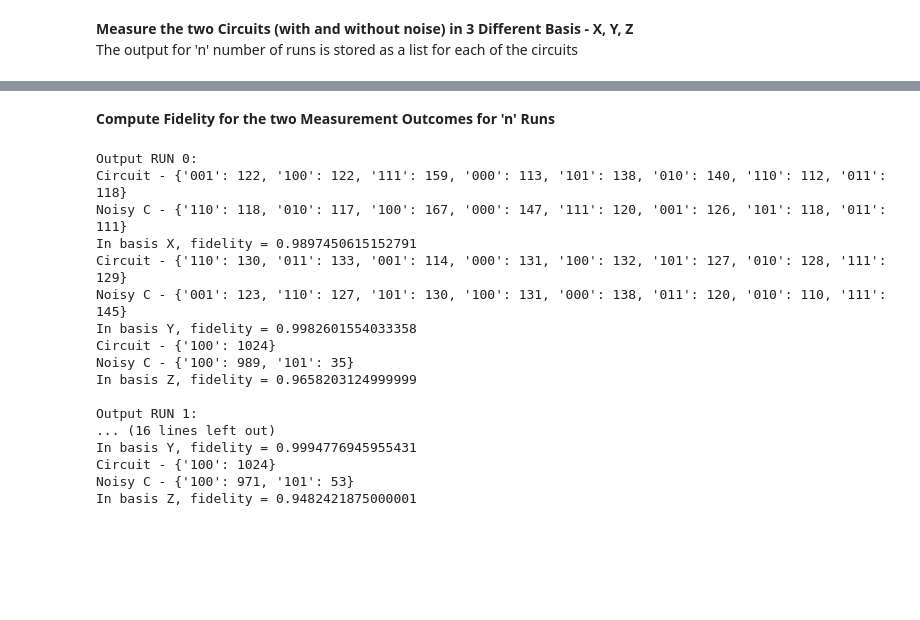
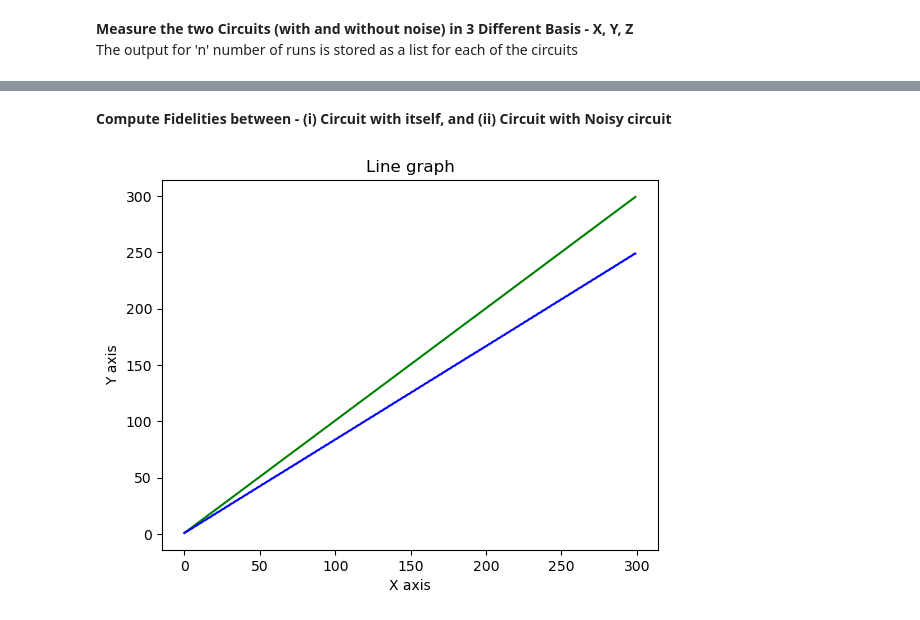
Before and after one commit to pranavi-jain/random-QC, a Jupyter notebook: Random Quantum Circuit.ipynb, the cells around one changed output, grey strips where cells are left out. Saved outputs shown, nothing was run; the diff lists cells and outputs as text; code cells hidden in the pictures; blank space fills up the shorter version.

```diff
--- a/Random Quantum Circuit.ipynb
+++ b/Random Quantum Circuit.ipynb
@@ -56,16 +56,14 @@ from qiskit.providers.basic_provider import BasicSimulator
 from measure_circuit import get_circuit_output
 
 ## Main Function cntd -- 3) Performing Measurements on the Circuits
-runs = 3
+runs = 100
 backend = BasicSimulator()
 # backend = service.backend("ibmq_qasm_simulator")
 
-circOutput = get_circuit_output(circuit, runs, backend)
-print("Measurement outcomes for circuit WITHOUT noise:")
-for i in range(0, runs):
-    print(circOutput[i])
-print('\n')
+circOp1 = get_circuit_output(circuit, runs, backend)
+circOp2 = get_circuit_output(circuit, runs, backend)
 noiseCircOutput = get_circuit_output(noiseCirc, runs, backend)
-print("Measurement outcomes for circuit WITH noise:")
-for i in range(0, runs):
-    print(noiseCircOutput[i])
+
+# print("Measurement outcomes for circuit WITH noise:")
+# for i in range(0, runs):
+#     print(noiseCircOutput[i])
@@ -83,32 +70,36 @@ Measurement outcomes for circuit WITH noise:
 # %% [markdown]
-**Compute Fidelity for the two Measurement Outcomes for 'n' Runs**
+**Compute Fidelities between - (i) Circuit with itself, and (ii) Circuit with Noisy circuit**
 # %%
 from utils import get_matched_fidelity
+import numpy as np
+import matplotlib.pyplot as plt
 
 ## Main Function cntd -- 4) Computing Fidelity on:
-#   - circOutput
+#   - circOp1
+#   - circOp2
 #   - noiseCircOutput
 
+sumC = 0.0
+sumN = 0.0
+fidCC = []
+fidCN = []
+
 for i in range(0, runs):
-    print('\nOutput RUN ' + str(i) + ":")
     for b in ("X","Y","Z"):
-        fidelity = get_matched_fidelity(circOutput[i], noiseCircOutput[i], b)
-        print("In basis " + b + ", fidelity = " + str(fidelity))
+        sumC += get_matched_fidelity(circOp1[i], circOp2[i], b)
+        fidCC.append(sumC)
+        sumN += get_matched_fidelity(circOp1[i], noiseCircOutput[i], b)
+        fidCN.append(sumN)
+
+# plotting fidelities vs number of runs
+x = np.arange(0, runs*3)
+
+# plotting
+plt.title("Line graph")
+plt.xlabel("X axis")
+plt.ylabel("Y axis")
+plt.plot(x, fidCC, color ="green")
+plt.plot(x, fidCN, color ="blue")
+plt.show()
 # %% [output]
-Output RUN 0:
-Circuit - {'001': 122, '100': 122, '111': 159, '000': 113, '101': 138, '010': 140, '110': 112, '011': 118}
-Noisy C - {'110': 118, '010': 117, '100': 167, '000': 147, '111': 120, '001': 126, '101': 118, '011': 111}
-In basis X, fidelity = 0.9897450615152791
-Circuit - {'110': 130, '011': 133, '001': 114, '000': 131, '100': 132, '101': 127, '010': 128, '111': 129}
-Noisy C - {'001': 123, '110': 127, '101': 130, '100': 131, '000': 138, '011': 120, '010': 110, '111': 145}
-In basis Y, fidelity = 0.9982601554033358
-Circuit - {'100': 1024}
-Noisy C - {'100': 989, '101': 35}
-In basis Z, fidelity = 0.9658203124999999
-
-Output RUN 1:
-... (16 lines left out)
-In basis Y, fidelity = 0.9994776945955431
-Circuit - {'100': 1024}
-Noisy C - {'100': 971, '101': 53}
-In basis Z, fidelity = 0.9482421875000001
+[figure, added]
```
Also changed, not shown: parts of 3 cells of this notebook, 2 other files.
